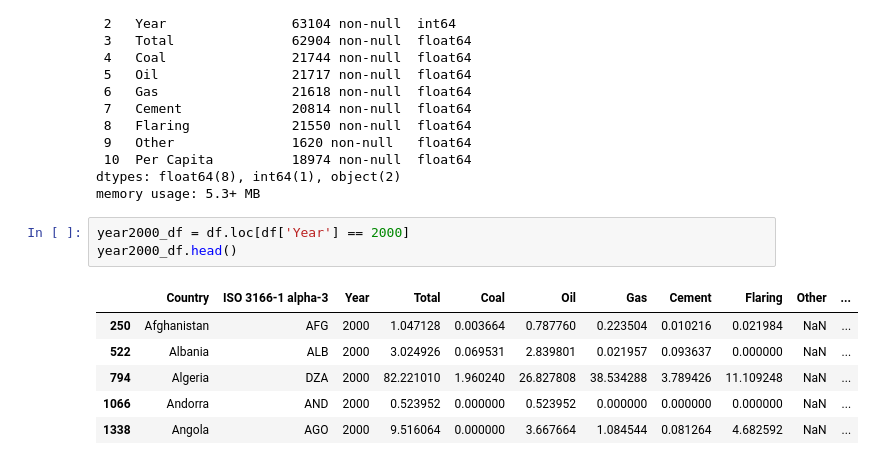
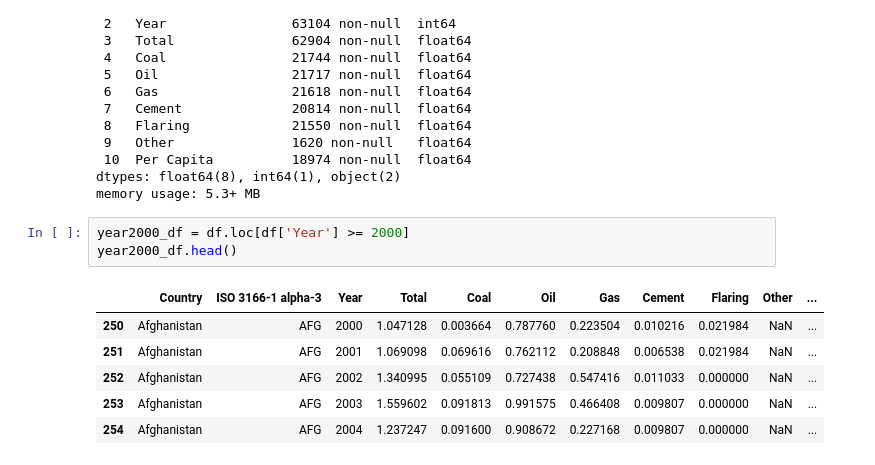
Before and after one commit to RachNovak/Project3, a Jupyter notebook: project_draft.ipynb, the cells around one changed output. Saved outputs shown, nothing was run; the diff lists cells and outputs as text.

```diff
--- a/project_draft.ipynb
+++ b/project_draft.ipynb
@@ -61,15 +61,15 @@ Data columns (total 11 columns):
 dtypes: float64(8), int64(1), object(2)
 memory usage: 5.3+ MB
 # %%
-year2000_df = df.loc[df['Year'] == 2000]
+year2000_df = df.loc[df['Year'] >= 2000]
 year2000_df.head()
 # %% [output]
 |  | Country | ISO 3166-1 alpha-3 | Year | Total | Coal | Oil | Gas | Cement | Flaring | Other | ... |
 | 250 | Afghanistan | AFG | 2000 | 1.047128 | 0.003664 | 0.787760 | 0.223504 | 0.010216 | 0.021984 | NaN | ... |
-| 522 | Albania | ALB | 2000 | 3.024926 | 0.069531 | 2.839801 | 0.021957 | 0.093637 | 0.000000 | NaN | ... |
-| 794 | Algeria | DZA | 2000 | 82.221010 | 1.960240 | 26.827808 | 38.534288 | 3.789426 | 11.109248 | NaN | ... |
-| 1066 | Andorra | AND | 2000 | 0.523952 | 0.000000 | 0.523952 | 0.000000 | 0.000000 | 0.000000 | NaN | ... |
-| 1338 | Angola | AGO | 2000 | 9.516064 | 0.000000 | 3.667664 | 1.084544 | 0.081264 | 4.682592 | NaN | ... |
+| 251 | Afghanistan | AFG | 2001 | 1.069098 | 0.069616 | 0.762112 | 0.208848 | 0.006538 | 0.021984 | NaN | ... |
+| 252 | Afghanistan | AFG | 2002 | 1.340995 | 0.055109 | 0.727438 | 0.547416 | 0.011033 | 0.000000 | NaN | ... |
+| 253 | Afghanistan | AFG | 2003 | 1.559602 | 0.091813 | 0.991575 | 0.466408 | 0.009807 | 0.000000 | NaN | ... |
+| 254 | Afghanistan | AFG | 2004 | 1.237247 | 0.091600 | 0.908672 | 0.227168 | 0.009807 | 0.000000 | NaN | ... |
 # %%
 import hvplot.pandas
 from matplotlib import pyplot as pyplot
```
Also changed, not shown: parts of 1 cell of this notebook.
